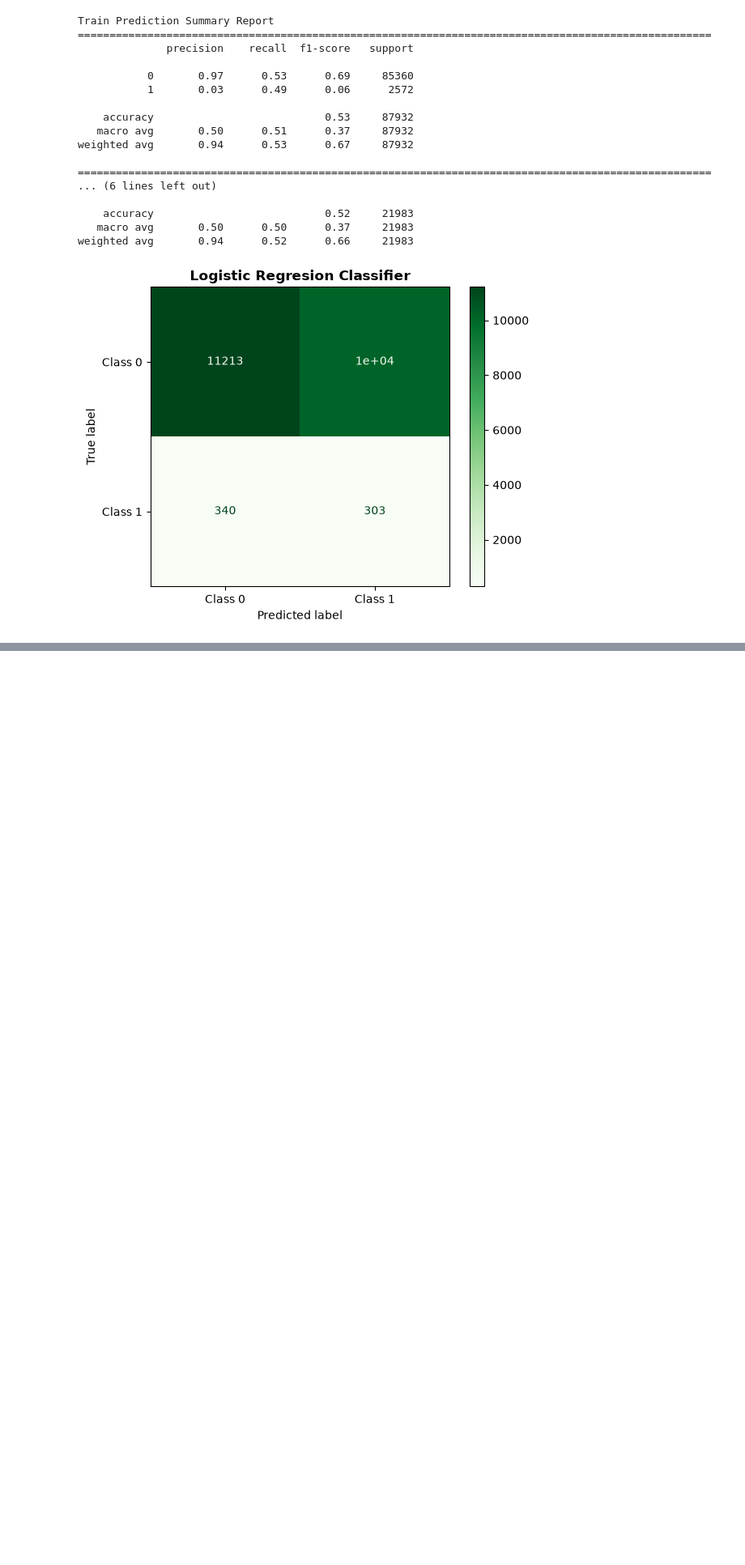
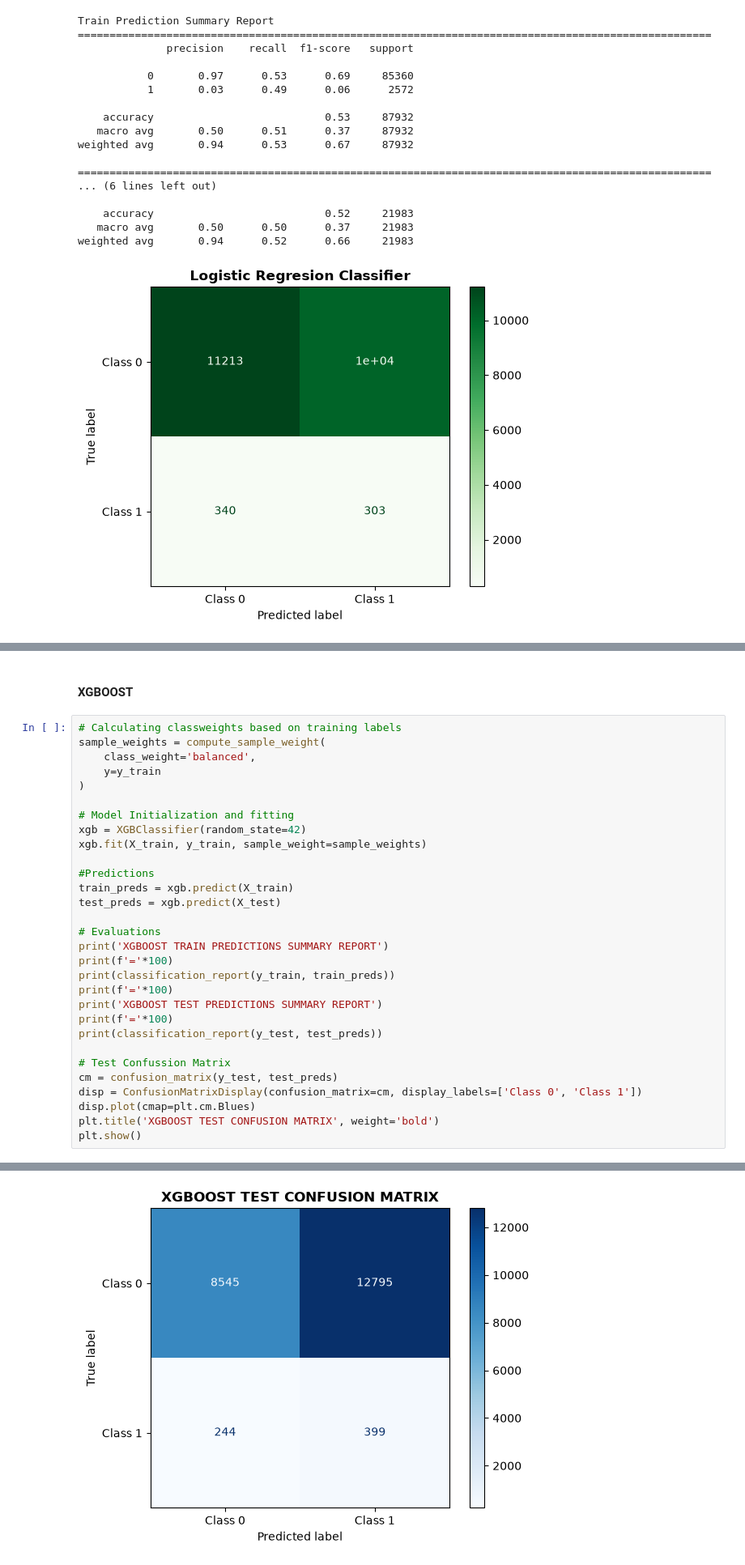
Before and after one commit to TonnieD/Mpesa-Fraud-Detection-System, a Jupyter notebook: Notebooks/modeling.ipynb, the cells around one changed output, grey strips where cells are left out. Shown at 81% size. Saved outputs shown, nothing was run; the diff lists cells and outputs as text; blank space fills up the shorter version.

```diff
--- a/Notebooks/modeling.ipynb
+++ b/Notebooks/modeling.ipynb
@@ -237,0 +288,33 @@ weighted avg       0.94      0.52      0.66     21983
+# %% [markdown]
+#### XGBOOST
+# %%
+# Calculating classweights based on training labels
+sample_weights = compute_sample_weight(
+    class_weight='balanced',
+    y=y_train
+)
+
+# Model Initialization and fitting
+xgb = XGBClassifier(random_state=42)
+xgb.fit(X_train, y_train, sample_weight=sample_weights)
+
+#Predictions
+train_preds = xgb.predict(X_train)
+test_preds = xgb.predict(X_test)
+
+# Evaluations
+print('XGBOOST TRAIN PREDICTIONS SUMMARY REPORT')
+print(f'='*100)
+print(classification_report(y_train, train_preds))
+print(f'='*100)
+print('XGBOOST TEST PREDICTIONS SUMMARY REPORT')
+print(f'='*100)
+print(classification_report(y_test, test_preds))
+
+# Test Confussion Matrix
+cm = confusion_matrix(y_test, test_preds)
+disp = ConfusionMatrixDisplay(confusion_matrix=cm, display_labels=['Class 0', 'Class 1'])
+disp.plot(cmap=plt.cm.Blues)
+plt.title('XGBOOST TEST CONFUSION MATRIX', weight='bold')
+plt.show()
+# %% [output]
@@ -237,0 +338 @@ weighted avg       0.94      0.52      0.66     21983
+[figure, added]
```
Also changed, not shown: parts of 7 cells of this notebook.
